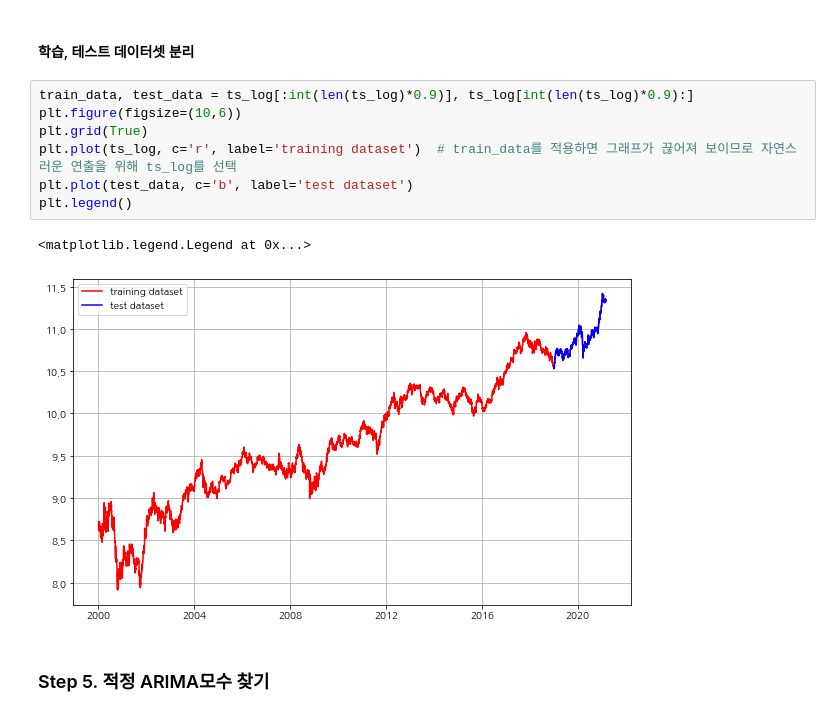
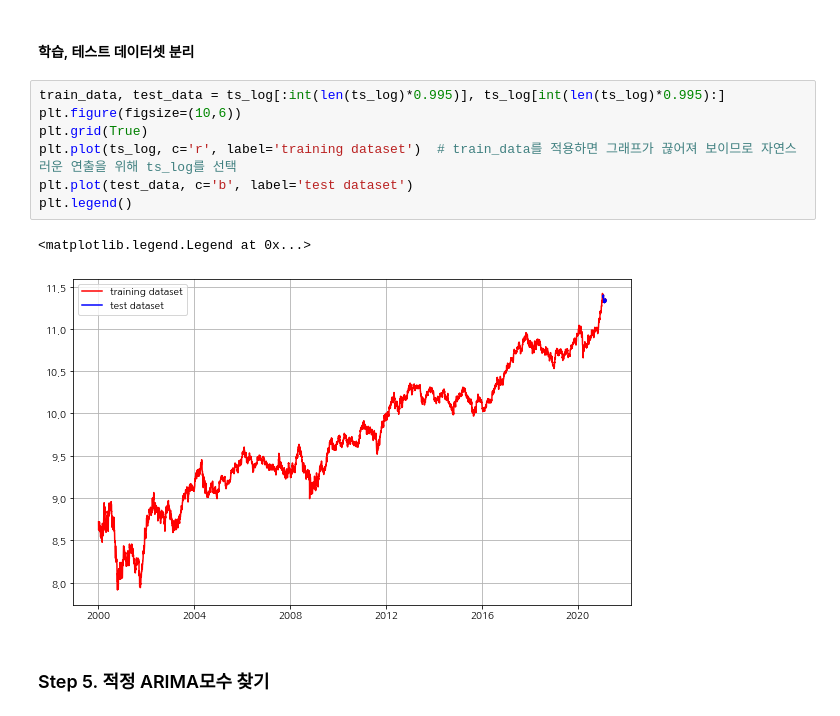
Before and after one commit to zoohoney/workplace, a Jupyter notebook: E-13]Stock-Prediction.ipynb, the cells around one changed output. Saved outputs shown, nothing was run; the diff lists cells and outputs as text.

```diff
--- a/E-13]Stock-Prediction.ipynb
+++ b/E-13]Stock-Prediction.ipynb
@@ -189,15 +189,15 @@ dtype: float64
 # %% [markdown]
 #### 학습, 테스트 데이터셋 분리
 # %%
-train_data, test_data = ts_log[:int(len(ts_log)*0.9)], ts_log[int(len(ts_log)*0.9):]
+train_data, test_data = ts_log[:int(len(ts_log)*0.995)], ts_log[int(len(ts_log)*0.995):]
 plt.figure(figsize=(10,6))
 plt.grid(True)
 plt.plot(ts_log, c='r', label='training dataset')  # train_data를 적용하면 그래프가 끊어져 보이므로 자연스러운 연출을 위해 ts_log를 선택
 plt.plot(test_data, c='b', label='test dataset')
 plt.legend()
 # %% [output]
 <matplotlib.legend.Legend at 0x...>
-[figure, old version]
+[figure, new version]
 # %% [markdown]
 ### Step 5. 적정 ARIMA모수 찾기
 # %% [markdown]
```
Also changed, not shown: parts of 41 cells of this notebook.
